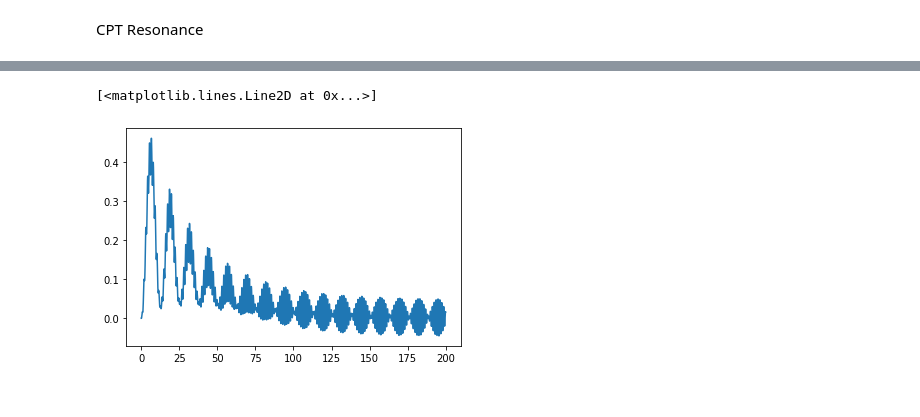
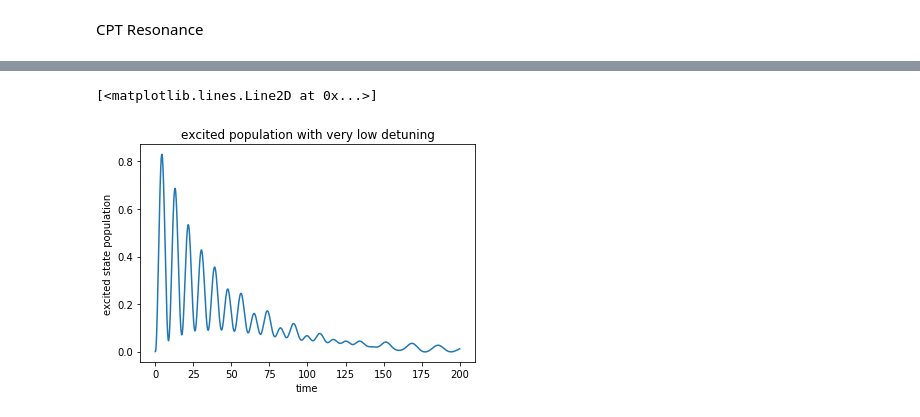
Before and after one commit to dahlia-ghoshal/cpt, a Jupyter notebook: cpt_resonance.ipynb, the cells around one changed output, grey strips where cells are left out. Cells and saved outputs as stored; diff of their text form; code cells hidden in the pictures.

```diff
--- a/cpt_resonance.ipynb
+++ b/cpt_resonance.ipynb
@@ -54,6 +58,9 @@ plt.plot(tarr, p22f)
-# %%
-plt.plot(tarr, p33f)
-# %% [output]
-[<matplotlib.lines.Line2D at 0x...>]
-[figure, removed]
+# %%
+plt.xlabel('time')
+plt.ylabel('excited state population')
+plt.title('excited population with very low detuning')
+plt.plot(tarr, p33f.real)
+# %% [output]
+[<matplotlib.lines.Line2D at 0x...>]
+[figure, added]
 # %%
```
Also changed, not shown: parts of 3 cells of this notebook.
